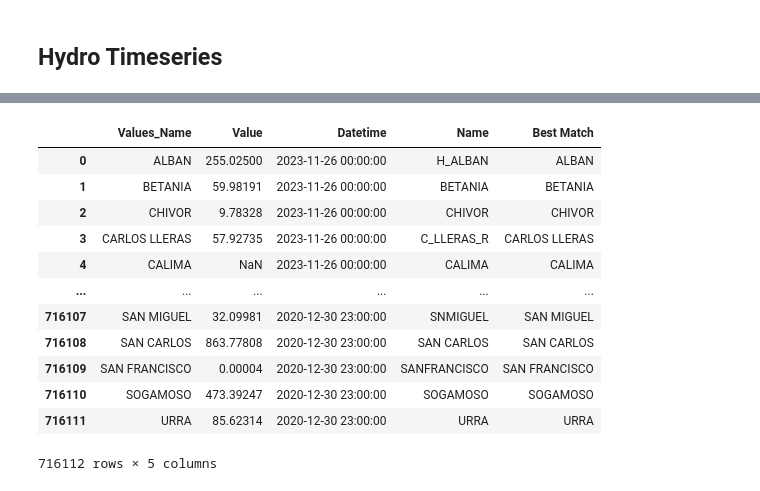
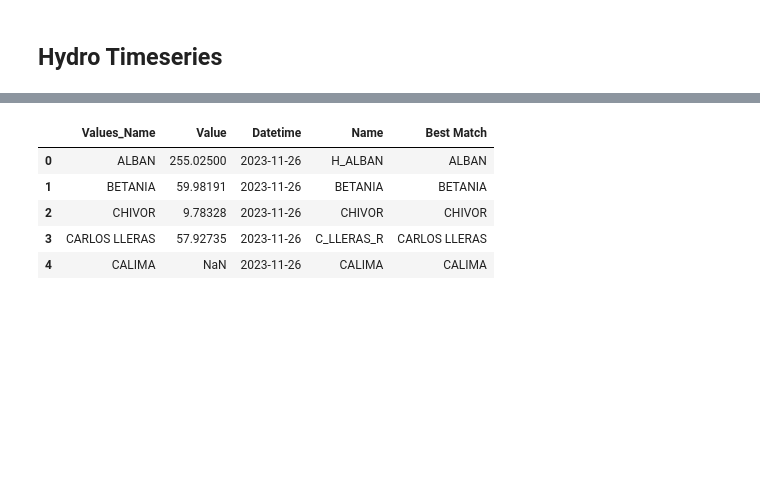
Before and after one commit to JorgeHGarcia/switch-colombia, a Jupyter notebook: notebooks/generate/main.ipynb, the cells around one changed output, grey strips where cells are left out. Cells and saved outputs as stored; diff of their text form; code cells hidden in the pictures; blank space fills up the shorter version.

```diff
--- a/notebooks/generate/main.ipynb
+++ b/notebooks/generate/main.ipynb
@@ -528,19 +302,12 @@ generation_xm
 # %%
 generation = sc.hydro_timeseries.to_swcol_names(model_path, generation_xm, base_year)
-generation
+generation.head()
 # %% [output]
 |  | Values_Name | Value | Datetime | Name | Best Match |
-| 0 | ALBAN | 255.02500 | 2023-11-26 00:00:00 | H_ALBAN | ALBAN |
-| 1 | BETANIA | 59.98191 | 2023-11-26 00:00:00 | BETANIA | BETANIA |
-| 2 | CHIVOR | 9.78328 | 2023-11-26 00:00:00 | CHIVOR | CHIVOR |
-| 3 | CARLOS LLERAS | 57.92735 | 2023-11-26 00:00:00 | C_LLERAS_R | CARLOS LLERAS |
-| 4 | CALIMA | NaN | 2023-11-26 00:00:00 | CALIMA | CALIMA |
-| ... | ... | ... | ... | ... | ... |
-| 716107 | SAN MIGUEL | 32.09981 | 2020-12-30 23:00:00 | SNMIGUEL | SAN MIGUEL |
-| 716108 | SAN CARLOS | 863.77808 | 2020-12-30 23:00:00 | SAN CARLOS | SAN CARLOS |
-| 716109 | SAN FRANCISCO | 0.00004 | 2020-12-30 23:00:00 | SANFRANCISCO | SAN FRANCISCO |
-| 716110 | SOGAMOSO | 473.39247 | 2020-12-30 23:00:00 | SOGAMOSO | SOGAMOSO |
-| 716111 | URRA | 85.62314 | 2020-12-30 23:00:00 | URRA | URRA |
+| 0 | ALBAN | 255.02500 | 2023-11-26 | H_ALBAN | ALBAN |
+| 1 | BETANIA | 59.98191 | 2023-11-26 | BETANIA | BETANIA |
+| 2 | CHIVOR | 9.78328 | 2023-11-26 | CHIVOR | CHIVOR |
+| 3 | CARLOS LLERAS | 57.92735 | 2023-11-26 | C_LLERAS_R | CARLOS LLERAS |
+| 4 | CALIMA | NaN | 2023-11-26 | CALIMA | CALIMA |
-716112 rows × 5 columns
 # %%
 generation = sc.hydro_timeseries.cluster(generation, base_year, percentile)
```
Also changed, not shown: parts of 15 cells of this notebook, 53 other files.
